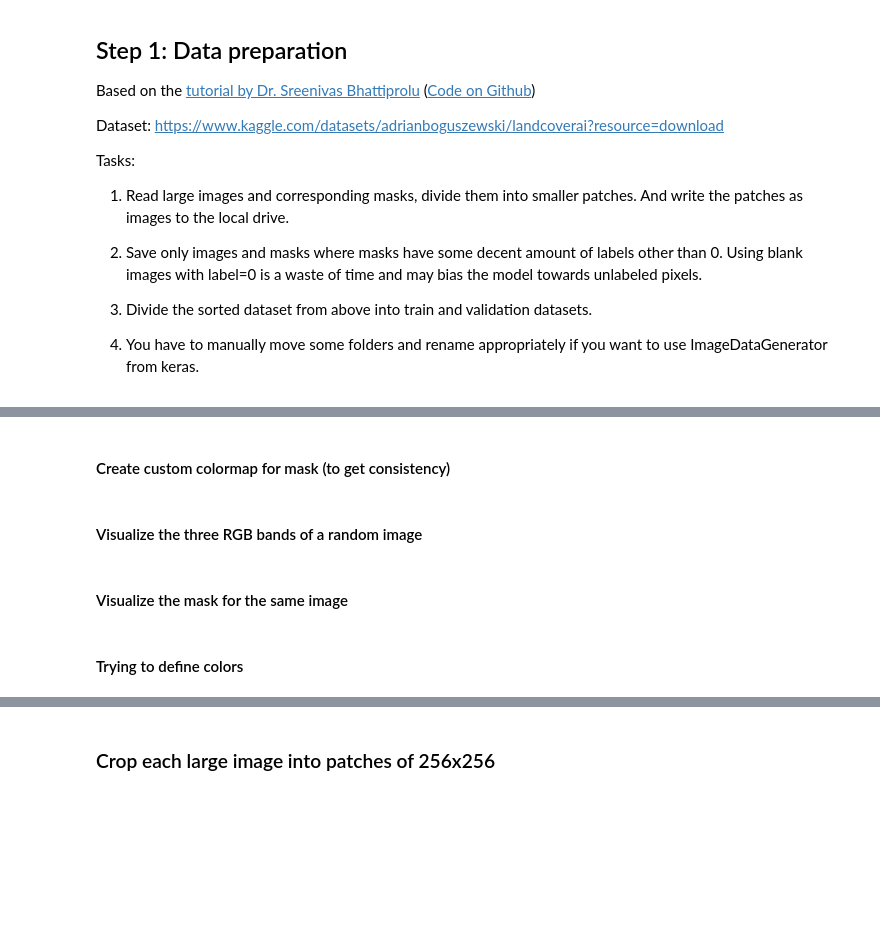
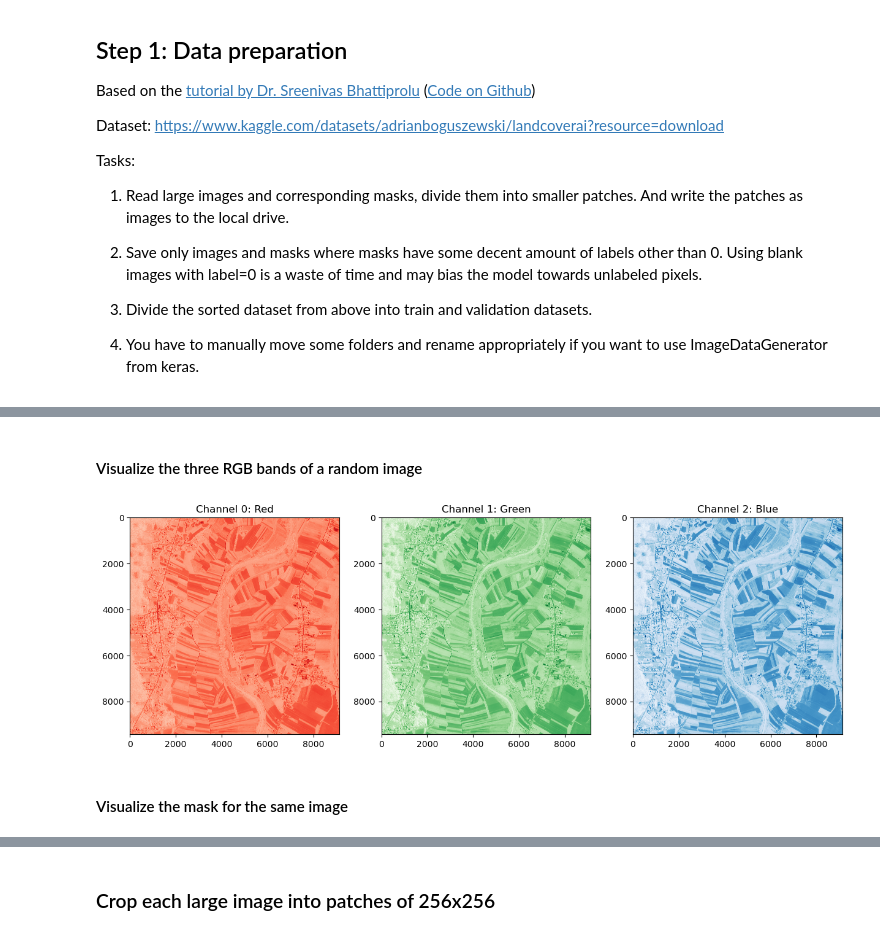
Before and after one commit to yotkadata/uhi_detector, a Jupyter notebook: notebooks/segmentation_step_1_data_preparation.ipynb, the cells around one changed output, grey strips where cells are left out. Cells and saved outputs as stored; diff of their text form; code cells hidden in the pictures; blank space fills up the shorter version.

```diff
--- a/notebooks/segmentation_step_1_data_preparation.ipynb
+++ b/notebooks/segmentation_step_1_data_preparation.ipynb
@@ -37,20 +50,24 @@ from patchify import patchify
 # %%
 # Define directory paths
-dir_root = Path("../data/landcover_ai/")
-dir_img = Path(dir_root, "images")
-dir_mask = Path(dir_root, "masks")
-dir_patch = Path(dir_root, "patches")
+dir_root = Path("..")
+dir_data = Path(dir_root, "data")
+dir_data_landcover = Path(dir_data, "landcover_ai/")
+
+dir_img = Path(dir_data_landcover, "images")
+dir_mask = Path(dir_data_landcover, "masks")
+dir_patch = Path(dir_data_landcover, "patches")
 dir_patch_img = Path(dir_patch, "images")
 dir_patch_mask = Path(dir_patch, "masks")
 dir_patch_useful_img = Path(dir_patch, "useful/images")
 dir_patch_useful_mask = Path(dir_patch, "useful/masks")
 
 # Define file paths
-inventory_path = Path(dir_root, "inventory.csv")
+inventory_path = Path(dir_data_landcover, "inventory.csv")
+inventory_short_path = Path(dir_data_landcover, "inventory_short.csv")
 
 # Create directories if they don't exist
 for dir in [
-    dir_root,
+    dir_data_landcover,
     dir_img,
     dir_mask,
     dir_patch,
@@ -74,2 +81,0 @@ img_files = [file for file in dir_img.iterdir()]
-# %% [markdown]
-#### Create custom colormap for mask (to get consistency)
@@ -121,2 +84,21 @@ plot_image_channels(img_path)
+# %%
+# Get paths of all images
+img_files = [file for file in dir_img.iterdir()]
+
+# Image with buildings
+# img_path = Path(dir_img, "N-33-130-A-d-4-4.tif")
+
+# Image with water
+# img_path = Path(dir_img, "M-33-20-D-d-3-3.tif")
+
+# Image with roads and buildings
+img_path = Path(dir_img, "M-34-6-A-d-2-2.tif")
+
+# Get random image from all images
+img_path = np.random.choice(img_files)
+
+plot.plot_image_channels(img_path)
+# %% [output]
+[figure, added]
 # %% [markdown]
 #### Visualize the mask for the same image
@@ -157,3 +105 @@ plot_image_and_mask(img_path)
-# %% [markdown]
-#### Trying to define colors
 # %%
```
Also changed, not shown: parts of 34 cells of this notebook.
